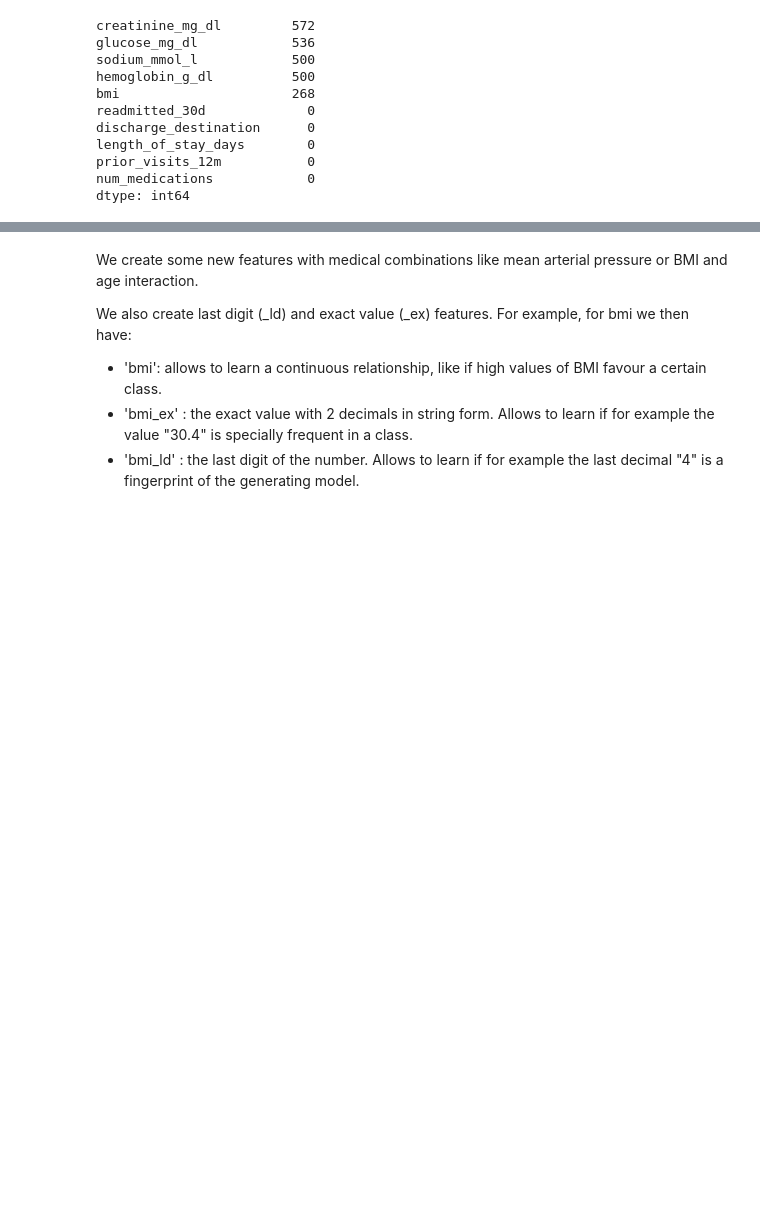
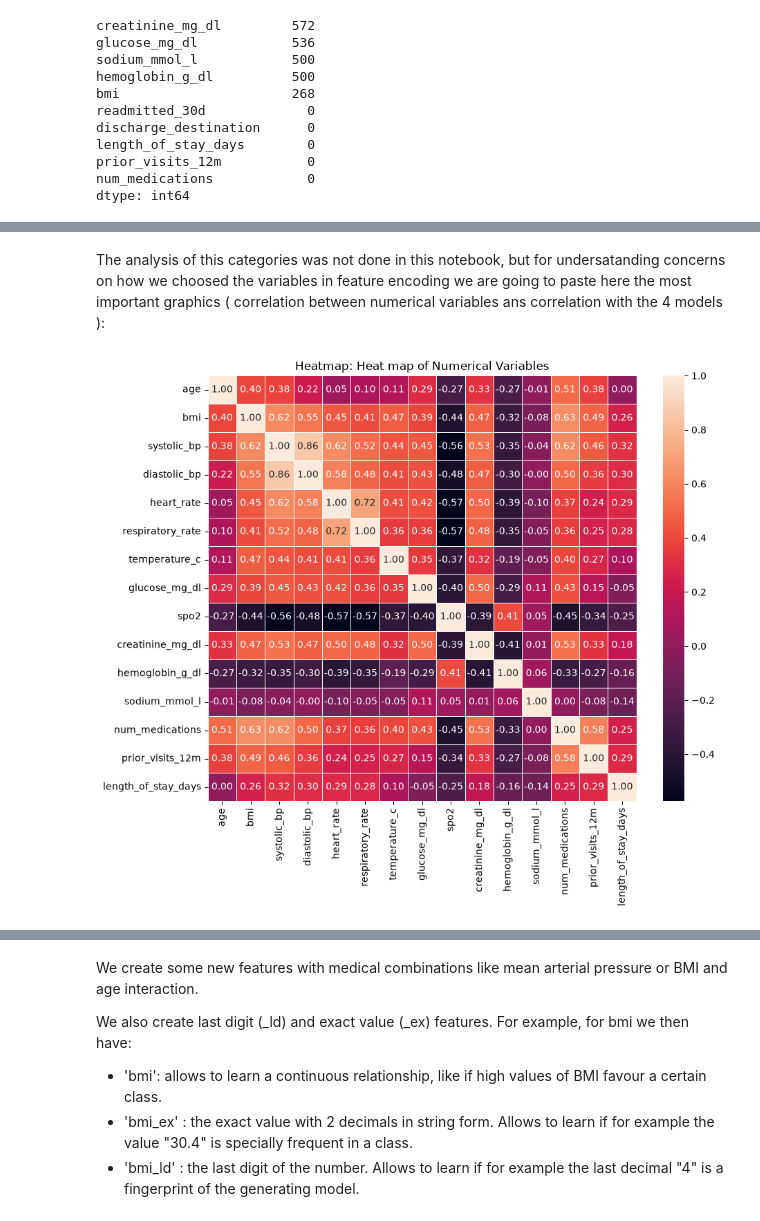
Before and after one commit to carla-ar-ig/kaggle_competition, a Jupyter notebook: final.ipynb, the cells around one changed output, grey strips where cells are left out. Cells and saved outputs as stored; diff of their text form; code cells hidden in the pictures; blank space fills up the shorter version.

```diff
--- a/final.ipynb
+++ b/final.ipynb
@@ -79,0 +116,25 @@ dtype: int64
+# %% [markdown]
+The analysis of this categories was not done in this notebook, but for undersatanding concerns on how we choosed the variables in feature encoding we are going to paste here the most important graphics ( correlation between numerical variables ans correlation with the 4 models ):
+# %%
+train_bp = train.copy()
+
+num_features = [
+    'age', 'bmi', 'systolic_bp', 'diastolic_bp', 'heart_rate',
+    'respiratory_rate', 'temperature_c', 'glucose_mg_dl', 'spo2',
+    'creatinine_mg_dl', 'hemoglobin_g_dl', 'sodium_mmol_l',
+    'num_medications', 'prior_visits_12m', 'length_of_stay_days'
+]
+# %%
+plt.figure(figsize=(10, 8))
+correlation_matrix = train_bp[num_features].corr()
+sns.heatmap(
+    correlation_matrix,
+    annot=True,
+    #cmap="Greens",
+    fmt=".2f",
+    linewidths=0.4
+)
+plt.title("Heatmap: Heat map of Numerical Variables")
+plt.show()
+# %% [output]
+[figure, added]
```
Also changed, not shown: parts of 15 cells of this notebook.
